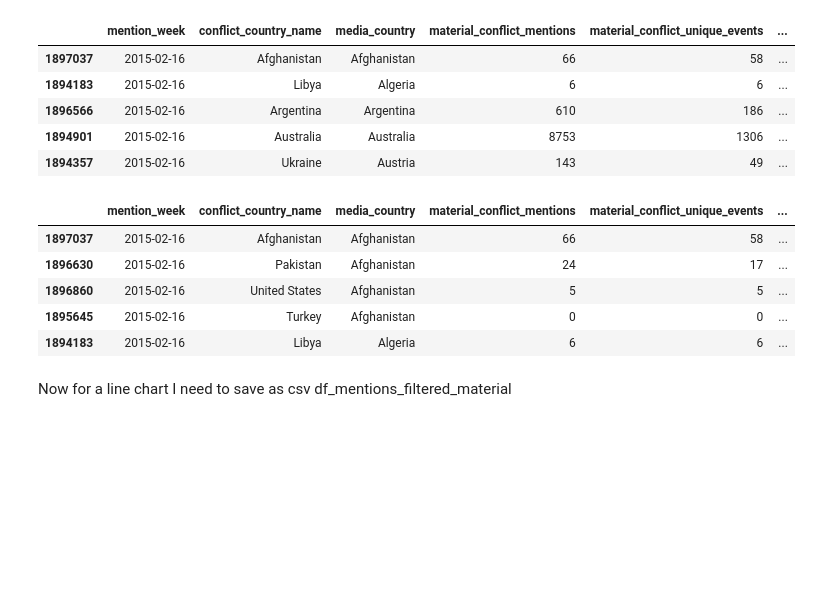
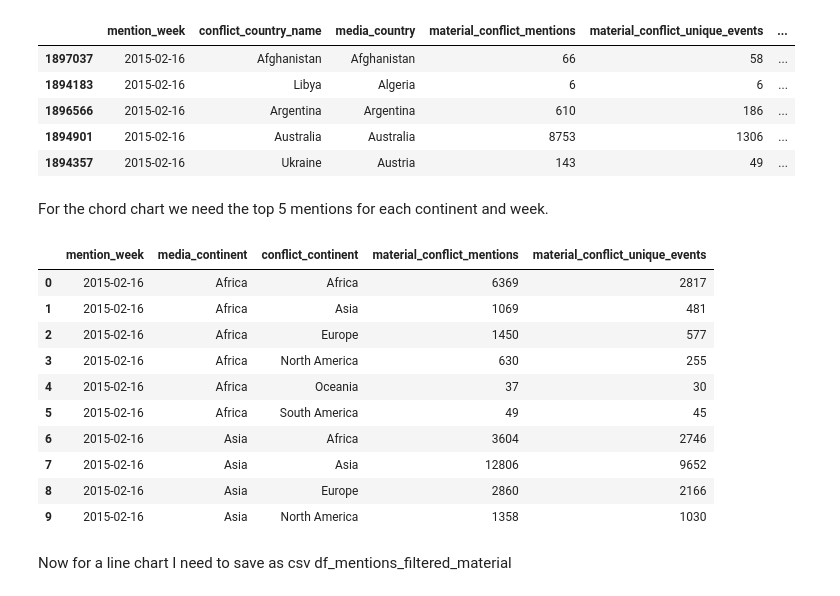
Before and after one commit to group-rho-dataviz/group-rho-dataviz.github.io, a Jupyter notebook: preprocessing/choropleth_map.ipynb, the cells around one changed output. Drawn from its saved outputs; the diff is of its cells as text; code cells hidden in the pictures; blank space fills up the shorter version.

Commit message:
Choropleth and Chord bug fixes

```diff
--- a/preprocessing/choropleth_map.ipynb
+++ b/preprocessing/choropleth_map.ipynb
@@ -650,3 +600,7 @@ label_mapping = {
+# %%
+# Load the label mapping json file
+with open('../src/json/label_mapping.json', 'r') as f:
+    label_mapping = json.load(f)
 # %%
 df_mentions_filtered_material.head()
 # %% [output]
@@ -690,19 +644,35 @@ df_top_1_mentions_material.head()
 # Save as csv df_top_mentions_material
 output_path = "../data/processed/choropleth_top_1_material_conflict.csv"
 df_top_1_mentions_material.to_csv(output_path, index=False)
+# %% [markdown]
+For the chord chart we need the top 5 mentions for each continent and week.
+# %%
+# First, create the basic continent-to-continent aggregation
+chord_data = df_mentions_filtered_material.groupby(
+    ['mention_week', 'media_continent', 'conflict_continent']
+).agg({
+    'material_conflict_mentions': 'sum',
+    'material_conflict_unique_events': 'sum'
+}).reset_index()
+# %%
+chord_data.head(10)
+# %% [output]
+|  | mention_week | media_continent | conflict_continent | material_conflict_mentions | material_conflict_unique_events |
+| 0 | 2015-02-16 | Africa | Africa | 6369 | 2817 |
+| 1 | 2015-02-16 | Africa | Asia | 1069 | 481 |
+| 2 | 2015-02-16 | Africa | Europe | 1450 | 577 |
+| 3 | 2015-02-16 | Africa | North America | 630 | 255 |
+| 4 | 2015-02-16 | Africa | Oceania | 37 | 30 |
+| 5 | 2015-02-16 | Africa | South America | 49 | 45 |
+| 6 | 2015-02-16 | Asia | Africa | 3604 | 2746 |
+| 7 | 2015-02-16 | Asia | Asia | 12806 | 9652 |
+| 8 | 2015-02-16 | Asia | Europe | 2860 | 2166 |
+| 9 | 2015-02-16 | Asia | North America | 1358 | 1030 |
 # %%
 # Chord diagram dataset:
 n = 5
-df_top_n_mentions_material = df_mentions_filtered_material.sort_values('material_conflict_mentions', ascending=False).groupby(['media_country', 'mention_week']).head(n)
-df_top_n_mentions_material = df_top_n_mentions_material.sort_values(by=['mention_week', 'media_country'])
+df_top_n_mentions_material = df_mentions_filtered_material.groupby(['media_continent', 'mention_week', 'conflict_country_name', 'conflict_continent']).sum(['material_conflict_mentions'])
 df_top_n_mentions_material.head()
-# %% [output]
-|  | mention_week | conflict_country_name | media_country | material_conflict_mentions | material_conflict_unique_events | ... |
-| 1897037 | 2015-02-16 | Afghanistan | Afghanistan | 66 | 58 | ... |
-| 1896630 | 2015-02-16 | Pakistan | Afghanistan | 24 | 17 | ... |
-| 1896860 | 2015-02-16 | United States | Afghanistan | 5 | 5 | ... |
-| 1895645 | 2015-02-16 | Turkey | Afghanistan | 0 | 0 | ... |
-| 1894183 | 2015-02-16 | Libya | Algeria | 6 | 6 | ... |
 # %%
 # Save as csv df_top_n_mentions_material
 output_path = "../data/processed/chord_top_5_material_conflict.csv"
```
Also changed, not shown: parts of 9 cells of this notebook, 6 other files.
